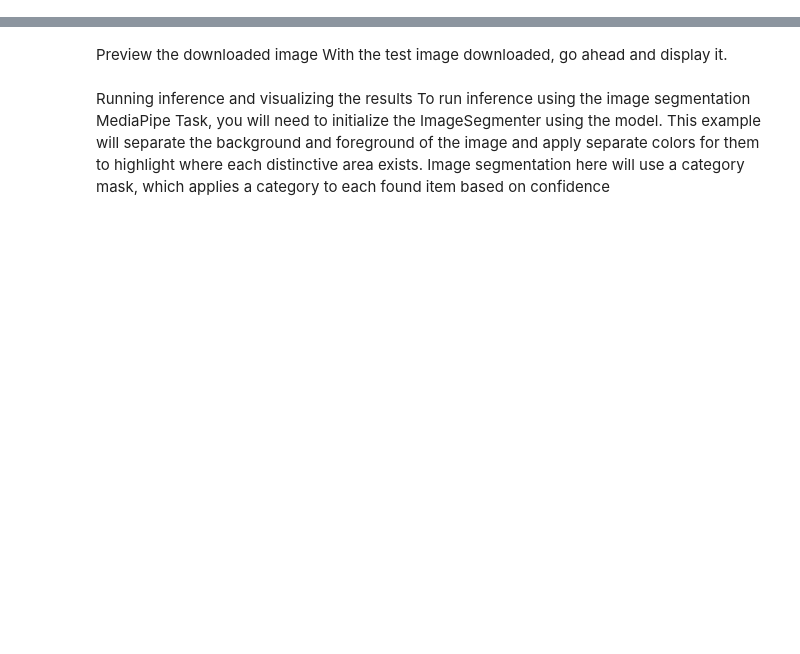
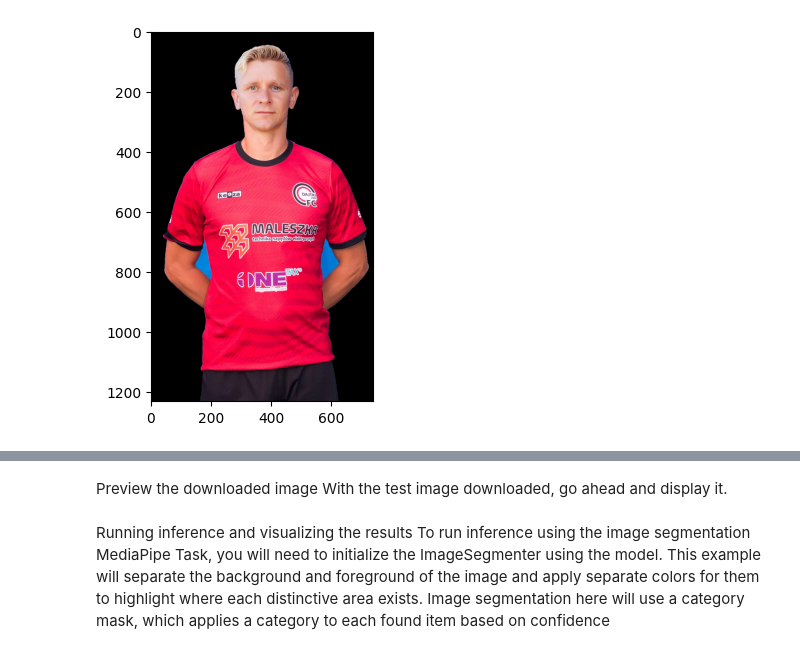
Before and after one commit to kozolex/SportPlayerPhoto, a Jupyter notebook: POC.ipynb, the cells around one changed output, grey strips where cells are left out. Drawn from its saved outputs; the diff is of its cells as text; code cells hidden in the pictures; blank space fills up the shorter version.

```diff
--- a/POC.ipynb
+++ b/POC.ipynb
@@ -97,0 +100,35 @@ plt.show()
+# %%
+# Konwertuj obraz na przestrzeń kolorów HSV
+hsv = cv2.cvtColor(image_cut, cv2.COLOR_BGR2HSV)
+
+# Zdefiniuj zakres koloru niebieskiego
+lower_blue = np.array([30,0,0])
+upper_blue = np.array([255,255,255])
+
+# Utwórz maskę dla koloru niebieskiego
+mask = cv2.inRange(hsv, lower_blue, upper_blue)
+
+# Znajdź kontury w masce
+contours, _ = cv2.findContours(mask, cv2.RETR_EXTERNAL, cv2.CHAIN_APPROX_SIMPLE)
+mask_largest_contour = np.zeros_like(mask)
+# Sprawdź, czy znaleziono jakiekolwiek kontury
+if contours:
+    # Znajdź największy kontur na podstawie powierzchni
+    largest_contour = max(contours, key=cv2.contourArea)
+    # Utwórz nową maskę o tym samym rozmiarze co oryginalna
+
+    # Narysuj największy kontur na nowej masce
+    cv2.drawContours(mask_largest_contour, [largest_contour], -1, (255), thickness=cv2.FILLED)
+
+#wygłaź krawędzie w masce
+#mask_largest_contour = cv2.blur(mask_largest_contour, (3, 3))
+kernel = cv2.getStructuringElement(cv2.MORPH_ELLIPSE, (11, 11))
+opening = cv2.morphologyEx(mask_largest_contour, cv2.MORPH_OPEN, kernel, iterations=3)
+mask_largest_contour = cv2.GaussianBlur(mask_largest_contour, (1, 1), 8, 8)
+
+# Zastosuj maskę do obrazu
+res = cv2.bitwise_and(image_cut,image_cut, mask= mask_largest_contour)
+plt.imshow(res)
+plt.show()
+# %% [output]
+[figure, added]
```
Also changed, not shown: parts of 7 cells of this notebook, 1 other file.
